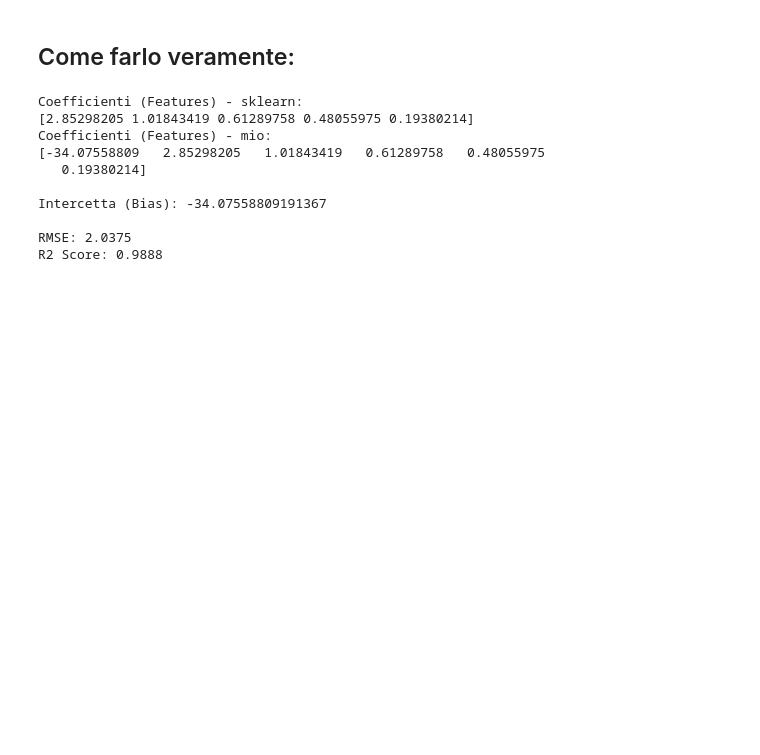
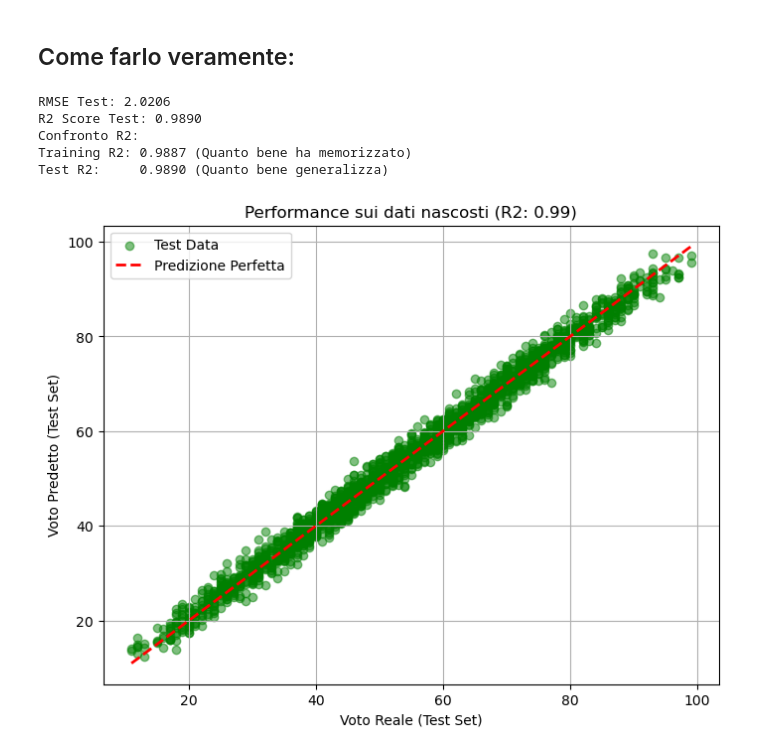
Before and after one commit to ItsTixel/calcolo_numerico, a Jupyter notebook: homeworks/hw3/hw_3.ipynb, the cells around one changed output. Saved outputs shown, nothing was run; the diff lists cells and outputs as text; code cells hidden in the pictures; blank space fills up the shorter version.

```diff
--- a/homeworks/hw3/hw_3.ipynb
+++ b/homeworks/hw3/hw_3.ipynb
@@ -259,37 +260,47 @@ plt.show()
 [figure]
 # %% [markdown]
 ## Come farlo veramente:
-# %%
-# Scegliamo il modello
-model = LinearRegression()
-
-model.fit(x_raw, y_raw)
-
-y_pred_sklearn = model.predict(x_raw)
-
-print("Coefficienti (Features) - sklearn:")
-print(model.coef_)
-
-print("Coefficienti (Features) - mio:") # sono uguali, il primo numero è il bias
-print(alpha)
-
-# L'intercetta (alpha[0] nel tuo codice manuale)
-print(f"\nIntercetta (Bias): {model.intercept_}")
-
-# Errore
-rmse = np.sqrt(mean_squared_error(y_raw, y_pred_sklearn))
-r2 = r2_score(y_raw, y_pred_sklearn)
-
-print(f"\nRMSE: {rmse:.4f}")
-print(f"R2 Score: {r2:.4f}")
-# %% [output]
-Coefficienti (Features) - sklearn:
-[2.85298205 1.01843419 0.61289758 0.48055975 0.19380214]
-Coefficienti (Features) - mio:
-[-34.07558809   2.85298205   1.01843419   0.61289758   0.48055975
-   0.19380214]
-
-Intercetta (Bias): -34.07558809191367
-
-RMSE: 2.0375
-R2 Score: 0.9888
+# %%
+# Separiamo i parametri e risultati in 4:
+X_train, X_test, y_train, y_test = train_test_split(x_raw, y_raw, test_size=0.2, random_state=42)
+
+# Scegliamo il modello
+model = LinearRegression()
+
+# TRAINING
+model.fit(X_train, y_train)
+
+# TESTING
+y_pred_test = model.predict(X_test)
+y_pred_train = model.predict(X_train)
+
+# Errore Quadratico Medio
+rmse_test = np.sqrt(mean_squared_error(y_test, y_pred_test))
+print(f"RMSE Test: {rmse_test:.4f}")
+
+# R2 Score
+r2_test = r2_score(y_test, y_pred_test)
+print(f"R2 Score Test: {r2_test:.4f}")
+
+print("Confronto R2:")
+print(f"Training R2: {r2_score(y_train, y_pred_train):.4f} (Quanto bene ha memorizzato)")
+print(f"Test R2:     {r2_test:.4f} (Quanto bene generalizza)")
+
+# Visualizzazione (Solo sul Test Set)
+import matplotlib.pyplot as plt
+plt.figure(figsize=(8, 6))
+plt.scatter(y_test, y_pred_test, color='green', alpha=0.5, label='Test Data')
+plt.plot([y_test.min(), y_test.max()], [y_test.min(), y_test.max()], 'r--', lw=2, label='Predizione Perfetta')
+plt.xlabel("Voto Reale (Test Set)")
+plt.ylabel("Voto Predetto (Test Set)")
+plt.title(f"Performance sui dati nascosti (R2: {r2_test:.2f})")
+plt.legend()
+plt.grid(True)
+plt.show()
+# %% [output]
+RMSE Test: 2.0206
+R2 Score Test: 0.9890
+Confronto R2:
+Training R2: 0.9887 (Quanto bene ha memorizzato)
+Test R2:     0.9890 (Quanto bene generalizza)
+[figure, added]
```
Also changed, not shown: parts of 3 cells of this notebook, 1 other file.
